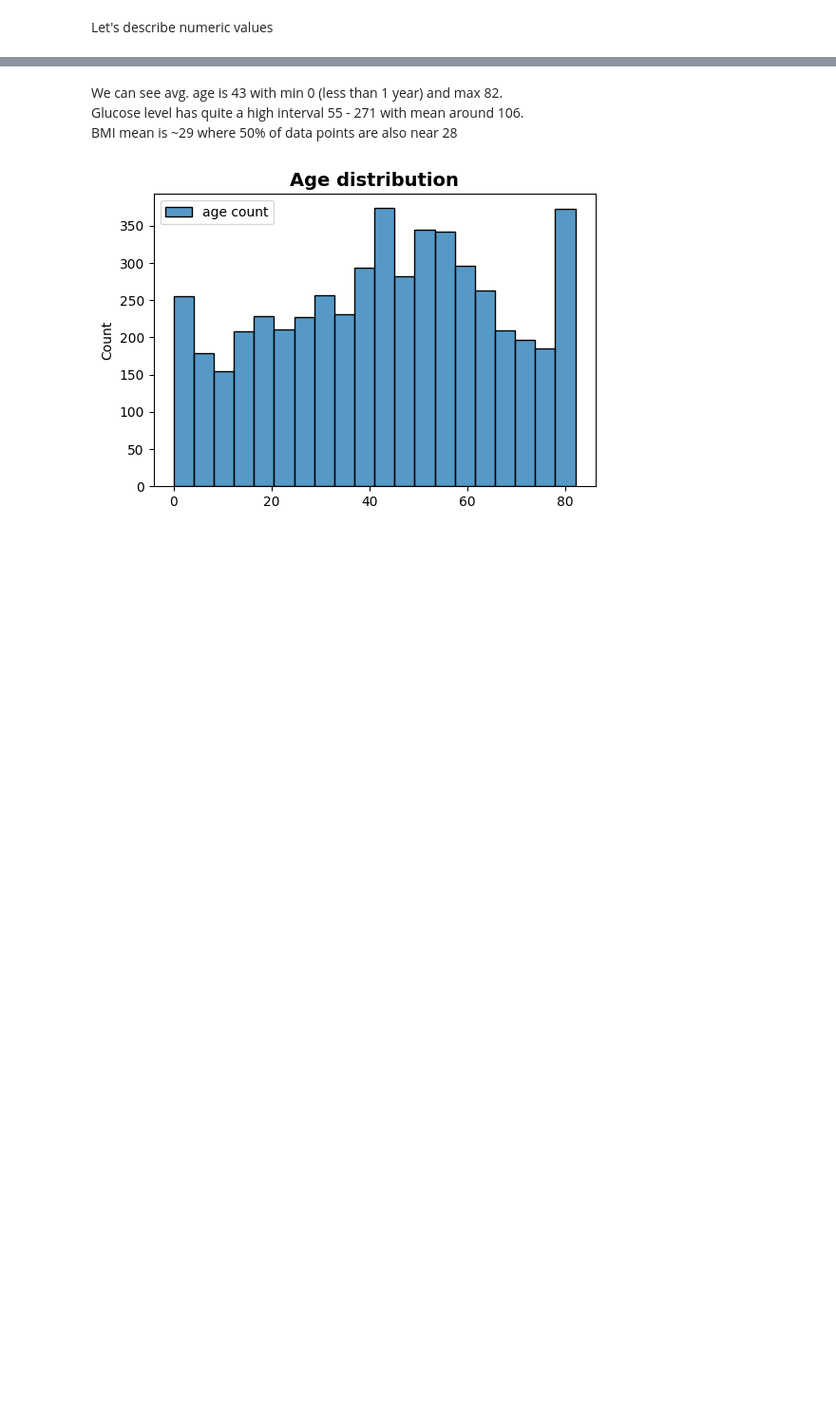
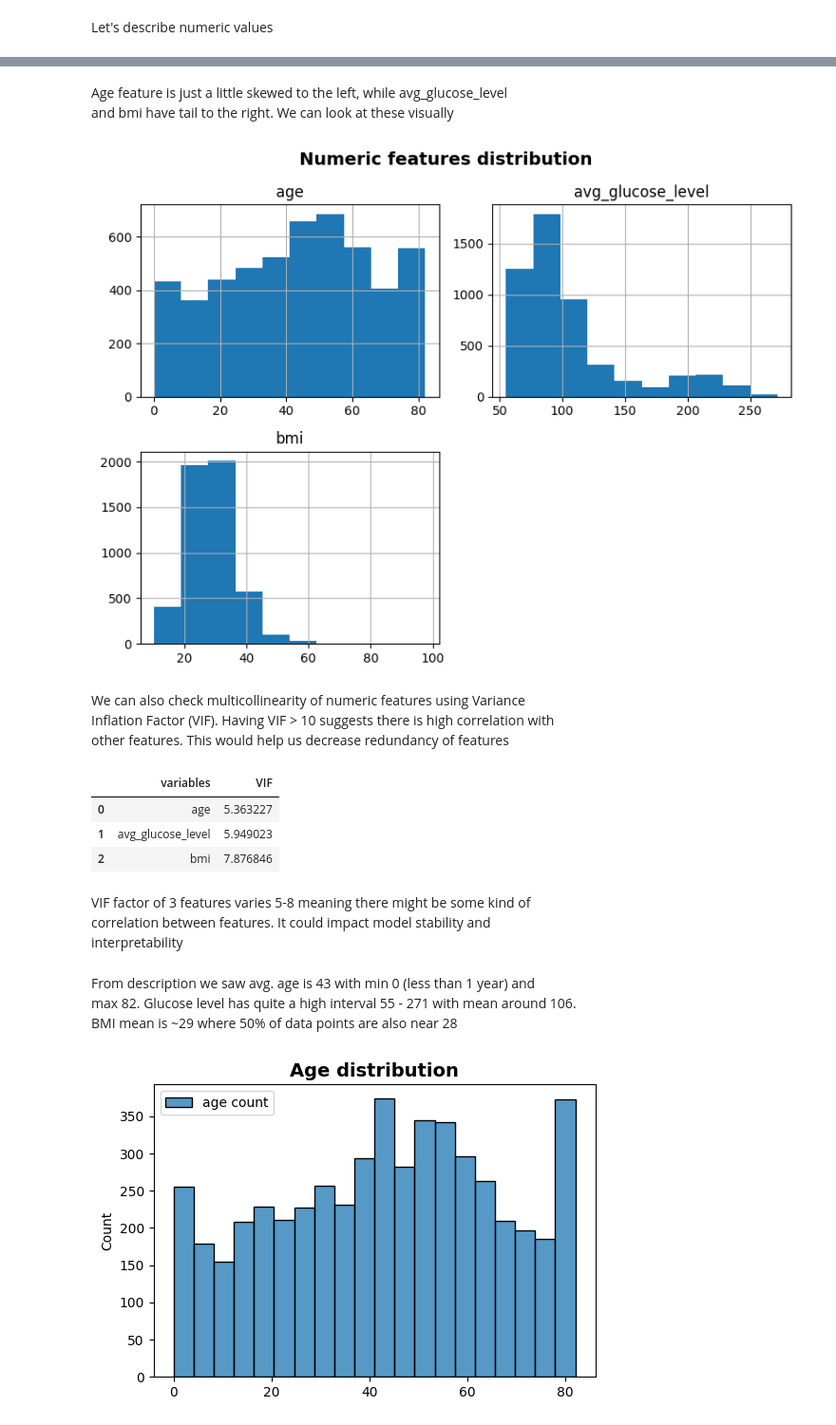
Before and after one commit to ShariYo/Modul3Sprint2, a Jupyter notebook: project/main.ipynb, the cells around one changed output, grey strips where cells are left out. Shown at 95% size. Saved outputs shown, nothing was run; the diff lists cells and outputs as text; code cells hidden in the pictures; blank space fills up the shorter version.

```diff
--- a/project/main.ipynb
+++ b/project/main.ipynb
@@ -253,6 +269,35 @@ hc.describe().T
+# %% [markdown]
+Age feature is just a little skewed to the left, while avg_glucose_level
+and bmi have tail to the right. We can look at these visually
+# %%
+ax = hc_num.hist(figsize=(8, 6))
+plt.suptitle(
+    "Numeric features distribution",
+    size=14,
+    fontweight="bold",
+    ha="center")
+plt.tight_layout()
+plt.show()
+# %% [output]
+[figure, added]
+# %% [markdown]
+We can also check multicollinearity of numeric features using Variance
+Inflation Factor (VIF). Having VIF > 10 suggests there is high correlation with
+other features. This would help us decrease redundancy of features
+# %%
+sand.calc_vif(hc_num)
+# %% [output]
+|  | variables | VIF |
+| 0 | age | 5.363227 |
+| 1 | avg_glucose_level | 5.949023 |
+| 2 | bmi | 7.876846 |
+# %% [markdown]
+VIF factor of 3 features varies 5-8 meaning there might be some kind of
+correlation between features. It could impact model stability and
+interpretability
 # %% [markdown]
-We can see avg. age is 43 with min 0 (less than 1 year) and max 82.
-Glucose level has quite a high interval 55 - 271 with mean around 106.
+From description we saw avg. age is 43 with min 0 (less than 1 year) and
+max 82. Glucose level has quite a high interval 55 - 271 with mean around 106.
 BMI mean is ~29 where 50% of data points are also near 28
 # %%
 sand.f_histogram(xaxis=hc["age"], label="age count", title="Age distribution")
```
Also changed, not shown: parts of 22 cells of this notebook, 1 other file.
